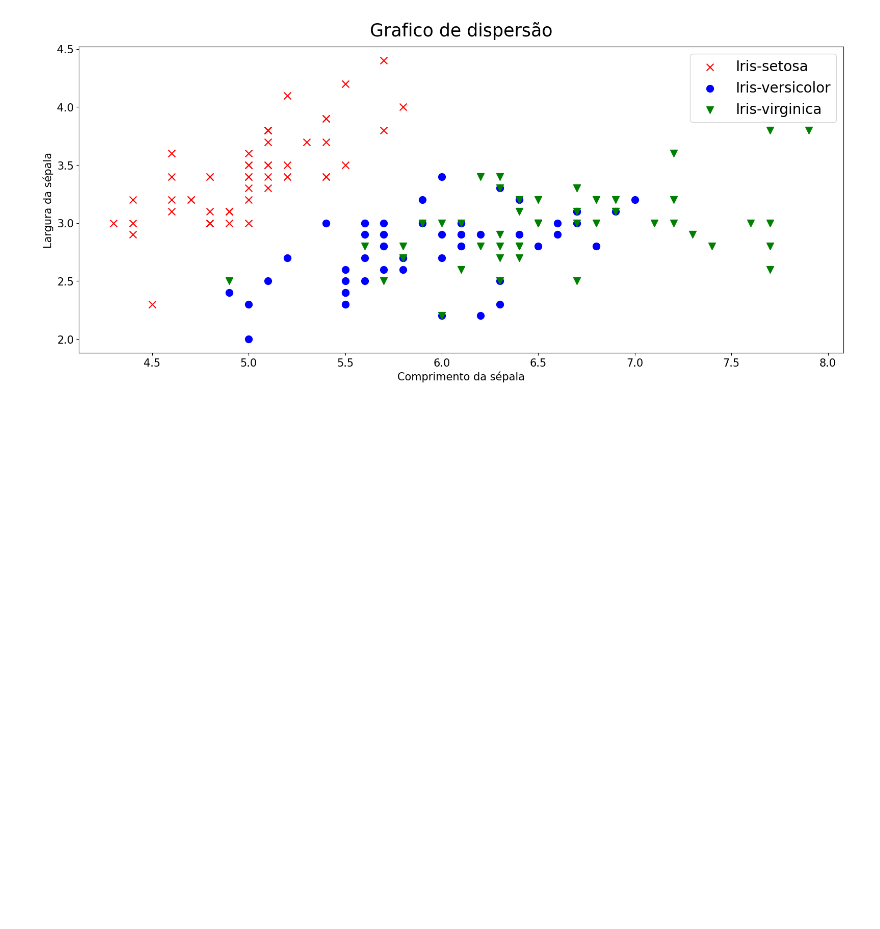
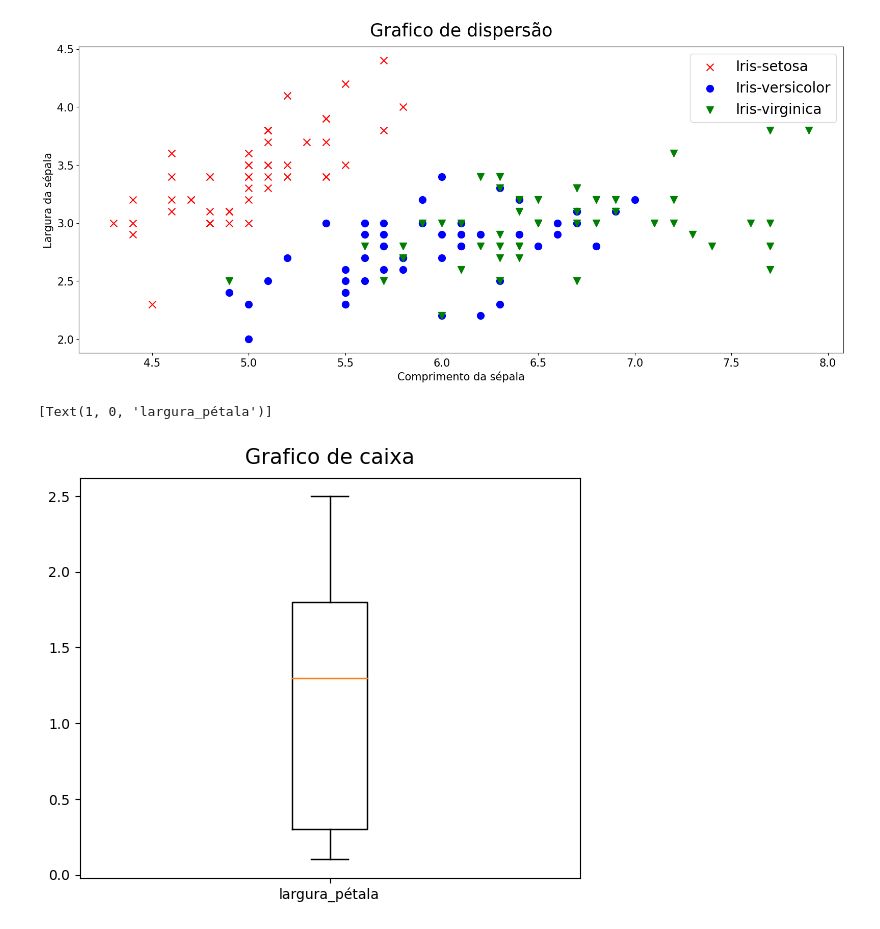
Before and after one commit to AraujoTT/DS, a Jupyter notebook: DS2/curso8_data_visualization/projeto2.ipynb, the cells around one changed output. Saved outputs shown, nothing was run; the diff lists cells and outputs as text; code cells hidden in the pictures; blank space fills up the shorter version.

Commit message:
etpa final projet de analise de largura de folhagens flores

```diff
--- a/DS2/curso8_data_visualization/projeto2.ipynb
+++ b/DS2/curso8_data_visualization/projeto2.ipynb
@@ -82,3 +82,13 @@ eixo.legend(cores, fontsize=20)
 # %% [output]
 <matplotlib.legend.Legend at 0x...>
 [figure]
+# %%
+fig = plt.figure(figsize=(5,4))
+eixo = fig.add_axes([0, 0, 1, 1])
+
+eixo.boxplot(df['largura_pétala'])
+eixo.set_title('Grafico de caixa',fontsize=15, pad=10)
+eixo.set_xticklabels(['largura_pétala'])
+# %% [output]
+[Text(1, 0, 'largura_pétala')]
+[figure, added]
```
Also changed, not shown: parts of 10 cells of this notebook, 1 other file.
